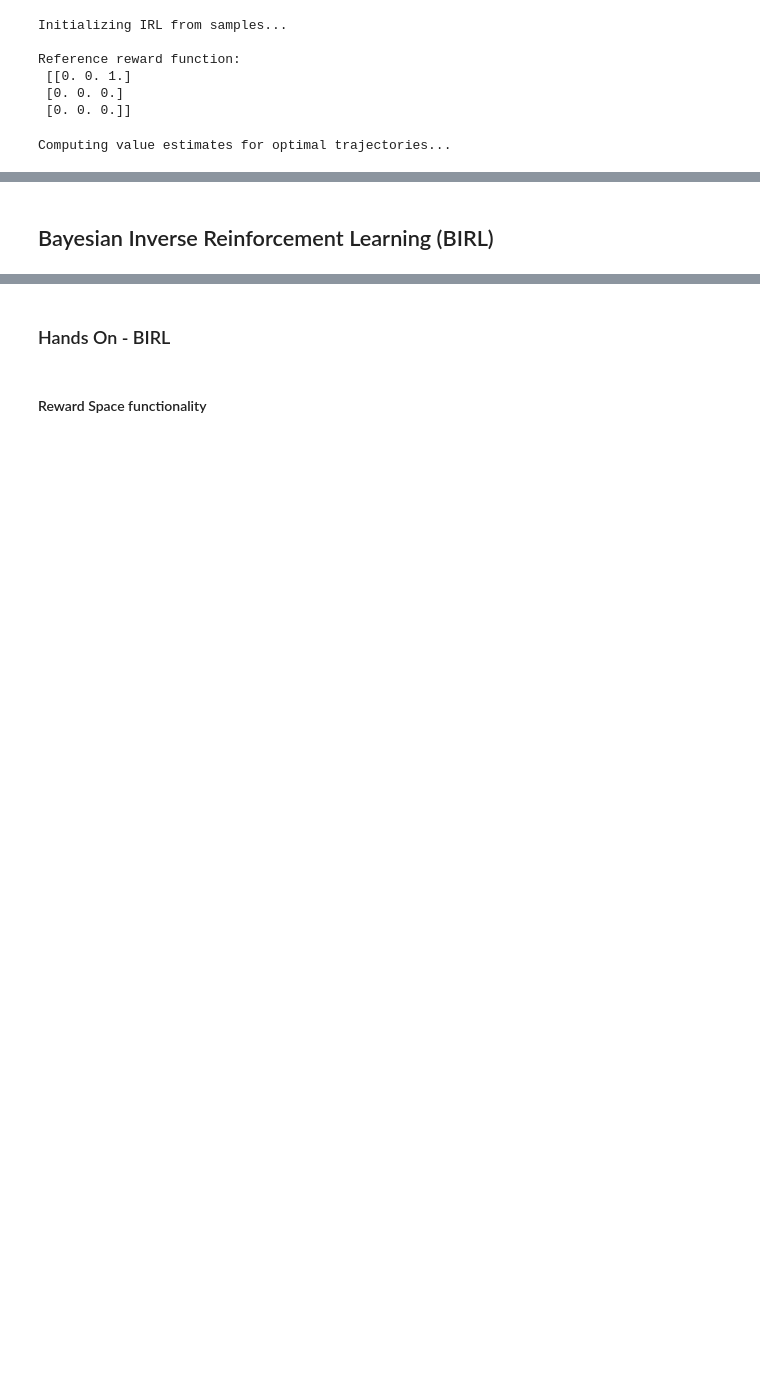
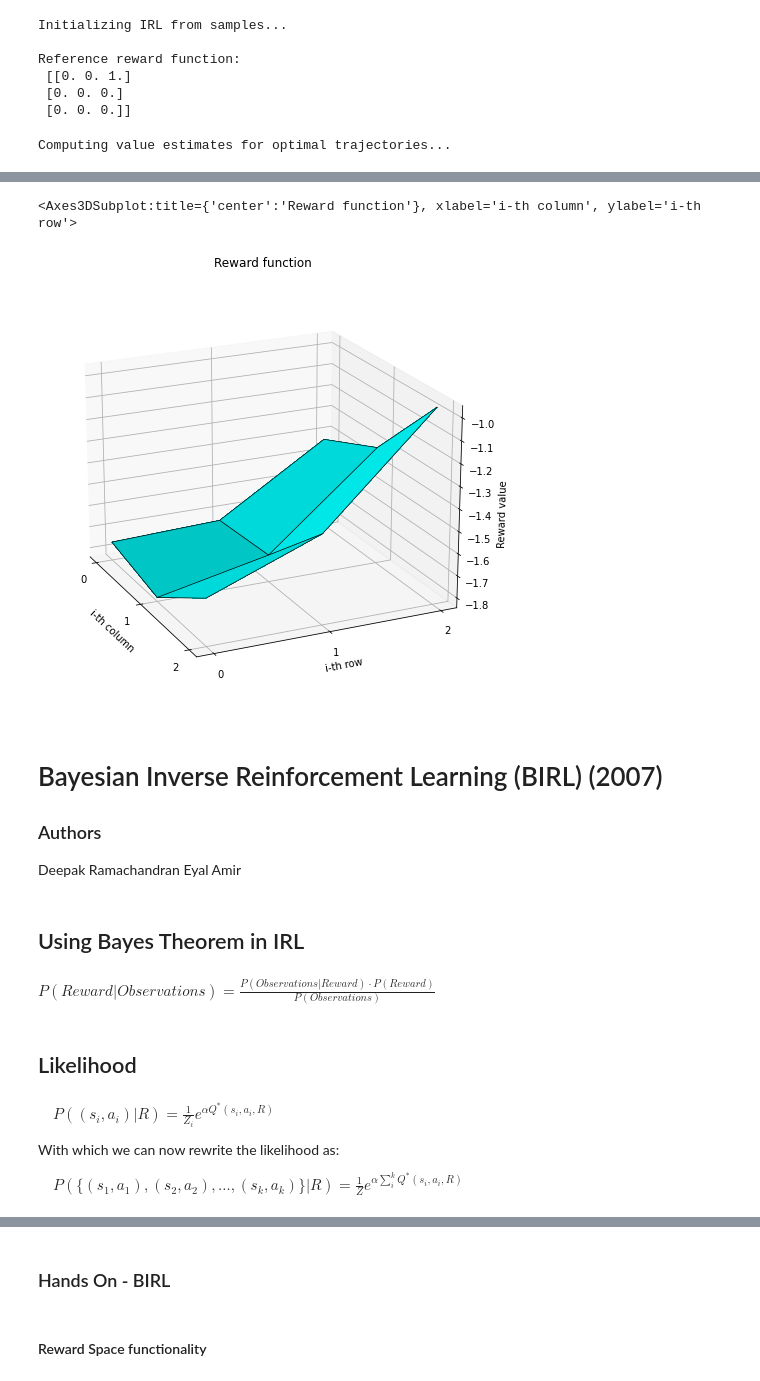
Before and after one commit to NiklasAndMaxRL/IRL_project, a Jupyter notebook: Presentation.ipynb, the cells around one changed output, grey strips where cells are left out. Cells and saved outputs as stored; diff of their text form; code cells hidden in the pictures; blank space fills up the shorter version.

```diff
--- a/Presentation.ipynb
+++ b/Presentation.ipynb
@@ -499,7 +560,7 @@ actions_to_str_map = {(1, 0): "v", (0, 1): ">", (-1, 0): "^", (0, -1): "<", None
 
 GAMMA = 0.95
 VALUE_ITERATION_TRAINING_N = 100
-IRL_TRAINING_N = 2
+IRL_TRAINING_N = 50
 
 GW_SIZE = (3, 3)
 GW_TRAPS = []
@@ -731,57 +708,36 @@ total time 7.191521200000352
 # %%
 candidate_value_estimates = []
 reward_func_estimates = []
-
-from timeit import default_timer as timer
-start = timer()
 
 # while True:
 for i in range(IRL_TRAINING_N):
     print(f"Iteration {i}...")
 
     # step 3: generate trajectories and compute the value estimate for a random policy
-    start = timer()
     print("Generating trajectories for the candidate policy...")
     candidate_trajectories = environment.generate_trajectories(policy=candidate_policies[-1],
                                                        n_traj=NUMBER_OF_TRAJECTORIES,
                                                        max_traj_length=MAXIMUM_TRAJECTORY_LENGTH)
-    end = timer()
-    print(f"total time Generating trajectories for the candidate policy... {end - start}")
 
-    start = timer()
     print("Computing value estimates for candidate trajectories...")
     candidate_value_estimates.append(irl_agent.compute_value_estimate(trajs=candidate_trajectories))
-    end = timer()
-    print(f"total time Computing value estimates for candidate trajectories... {end - start}")
 
-    start = timer()
     # step 4: obtain new alphas
     print("Solving linear programming...")
     irl_agent.solve_lp(optimal_value_estimate, candidate_value_estimates)
-    end = timer()
-    print(f"total time Solving linear programming... {end - start}")
 
     # step 5: construct new reward function from the alphas
-    start = timer()
     reward_func = irl_agent.construct_reward_function(alphas=irl_agent.get_alphas())
-    end = timer()
-    print(f"total time construct new reward function from the alphas {end - start}")
 
     # step 6: find optimal policy under new reward function and add to 'candidate_policies' list
-    start = timer()
     environment.set_reward_func(reward_func)
     candidate_policies.append(train_func(gw_env=environment, verbose=False))  # train_value_iteration(gw_env=environment))
     # store new reward function
     reward_func_estimates.append(environment.get_board())
-    end = timer()
-    print(f"total time find optimal policy under new reward function {end - start}")
 
     print("Latest estimated reward function:\n", reward_func_estimates[-1])
     environment.display_policy(policy=candidate_policies[-1])
     print("============================================================\n" * 2)
-
-
-#return {'reference_reward_func': reward_func_ref, 'policy_pred': np.mean(np.array([list(pol.values()) for pol in candidate_policies]), axis=0), 'avg_predicted_reward_func': np.mean(np.array(reward_func_estimates), axis=0)}
 # %% [output]
 Iteration 0...
 Generating trajectories for the candidate policy...
@@ -858,2 +764,23 @@ def calc_value_distance(value_estimates_ref, value_estimates_pred):
+# %%
+plot_reward_3d(reward_func_estimates[-1], show = False)
+# %% [output]
+<Axes3DSubplot:title={'center':'Reward function'}, xlabel='i-th column', ylabel='i-th row'>
+[figure, added]
 # %% [markdown]
-## Bayesian Inverse Reinforcement Learning (BIRL)
+# Bayesian Inverse Reinforcement Learning (BIRL) (2007)
+
+### Authors
+Deepak Ramachandran
+Eyal Amir
+# %% [markdown]
+## Using Bayes Theorem in IRL
+# %% [markdown]
+$P(Reward|Observations) = \frac{P(Observations|Reward)\cdot P(Reward)}{P(Observations)}$
+# %% [markdown]
+## Likelihood
+# %% [markdown]
+$ \quad P((s_i, a_i)|R) = \frac{1}{Z_i}{e^{\alpha Q^*(s_i, a_i, R)}}$
+
+With which we can now rewrite the likelihood as:
+
+$ \quad P(\{(s_1, a_1), (s_2, a_2), \dots, (s_k, a_k)\}|R) = \frac{1}{Z}{ e^{\alpha \sum_i^k{Q^*(s_i, a_i, R)}}}$
```
Also changed, not shown: parts of 63 cells of this notebook, 4 other files.
